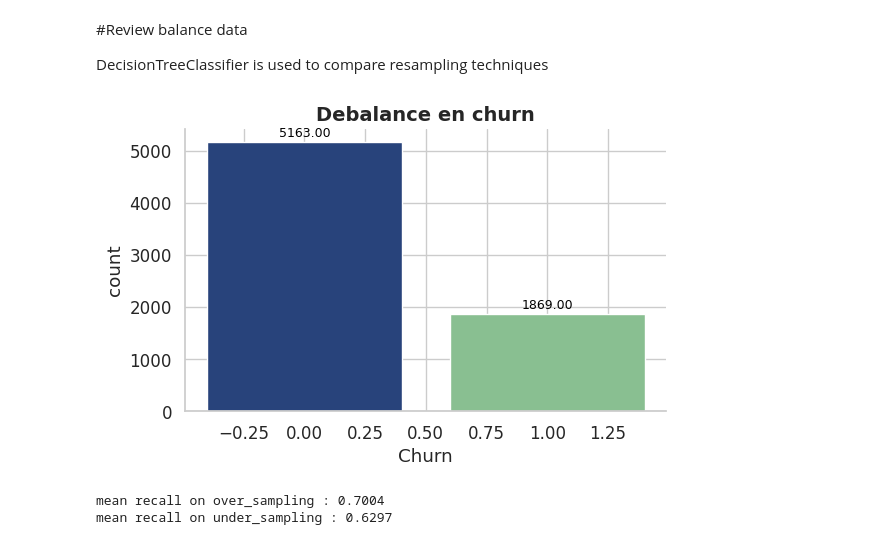
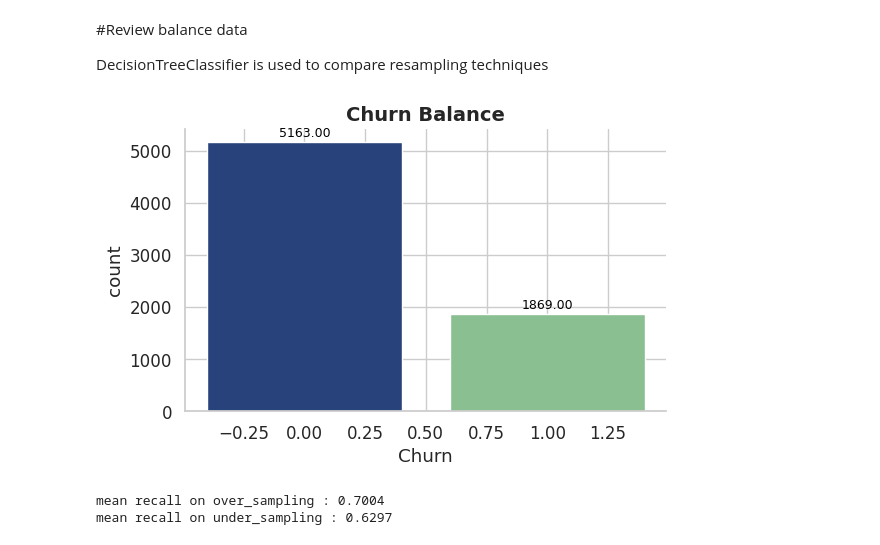
Before and after one commit to JCSR2022/challenge3-data-science-Alura, a Jupyter notebook: challenge3_data_science_Alura_.ipynb, the cells around one changed output. Drawn from its saved outputs; the diff is of its cells as text; code cells hidden in the pictures.

```diff
--- a/challenge3_data_science_Alura_.ipynb
+++ b/challenge3_data_science_Alura_.ipynb
@@ -173,9 +173,9 @@ y = pd.read_csv(y_url)
 DecisionTreeClassifier is used to compare resampling techniques
 # %%
 df = y.value_counts().reset_index()
-barplot(df, df.columns[0] ,df.columns[1],'Debalance en churn').show()
+barplot(df, df.columns[0] ,df.columns[1],'Churn Balance').show()
 # %% [output]
-[figure, old version]
+[figure, new version]
 # %%
 from imblearn.over_sampling import SMOTE
 from imblearn.under_sampling import NearMiss
```
Also changed, not shown: parts of 19 cells of this notebook.
